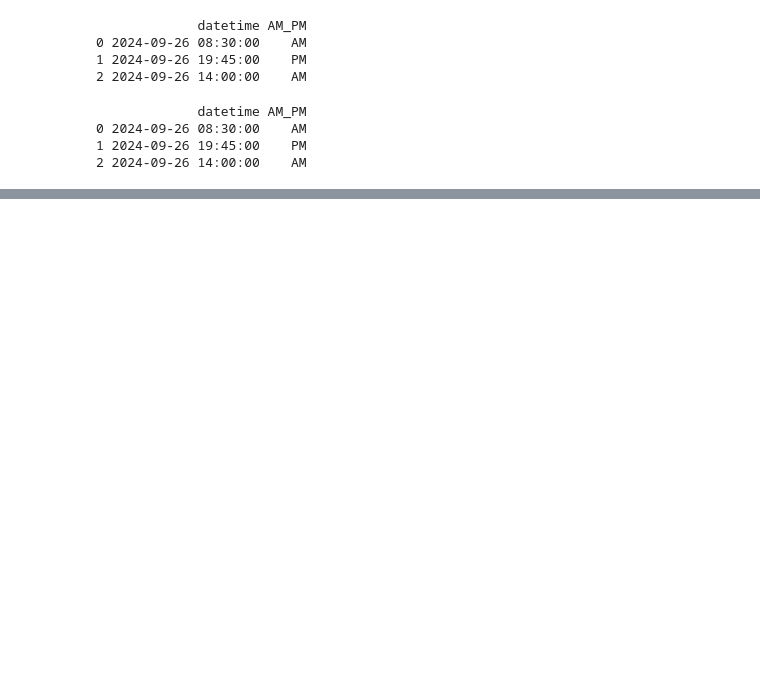
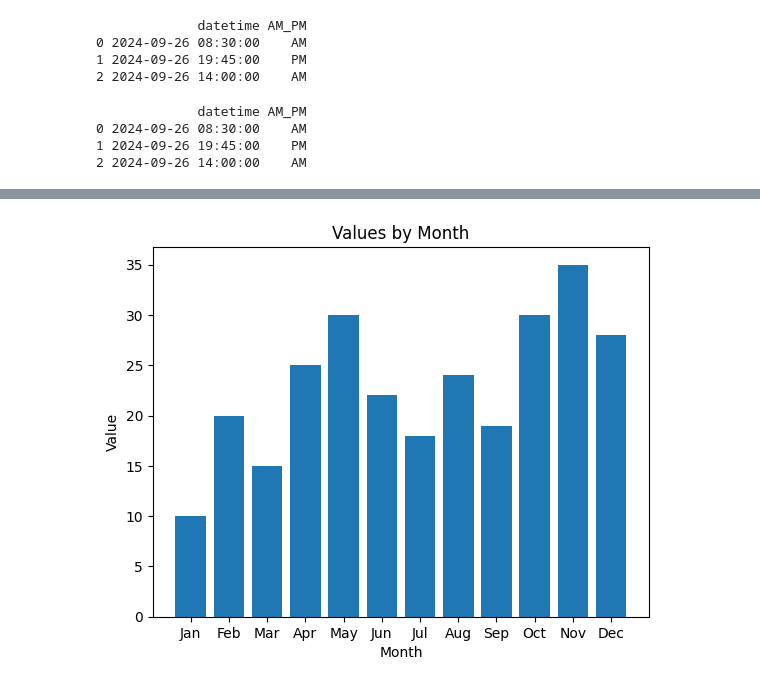
Before and after one commit to fischettijw/Abigail_ScienceFair_2024-25_082224, a Jupyter notebook: sandbox/AM - PM.ipynb, the cells around one changed output, grey strips where cells are left out. Saved outputs shown, nothing was run; the diff lists cells and outputs as text; code cells hidden in the pictures; blank space fills up the shorter version.

```diff
--- a/sandbox/AM - PM.ipynb
+++ b/sandbox/AM - PM.ipynb
@@ -46,0 +123,25 @@ print(df)
+# %%
+import pandas as pd
+import matplotlib.pyplot as plt
+
+# Sample data for plotting
+data = {'month': [1, 2, 3, 4, 5, 6, 7, 8, 9, 10, 11, 12],
+        'value': [10, 20, 15, 25, 30, 22, 18, 24, 19, 30, 35, 28]}
+df = pd.DataFrame(data)
+
+# Create the plot
+plt.bar(df['month'], df['value'])
+
+# Set the x-ticks to display month names (Jan, Feb, ..., Dec)
+months = ['Jan', 'Feb', 'Mar', 'Apr', 'May', 'Jun', 'Jul', 'Aug', 'Sep', 'Oct', 'Nov', 'Dec']
+plt.xticks(ticks=range(1, 13), labels=months)
+
+# Labels and title
+plt.xlabel('Month')
+plt.ylabel('Value')
+plt.title('Values by Month')
+
+# Display the plot
+plt.show()
+# %% [output]
+[figure, added]
```
Also changed, not shown: parts of 5 cells of this notebook.
